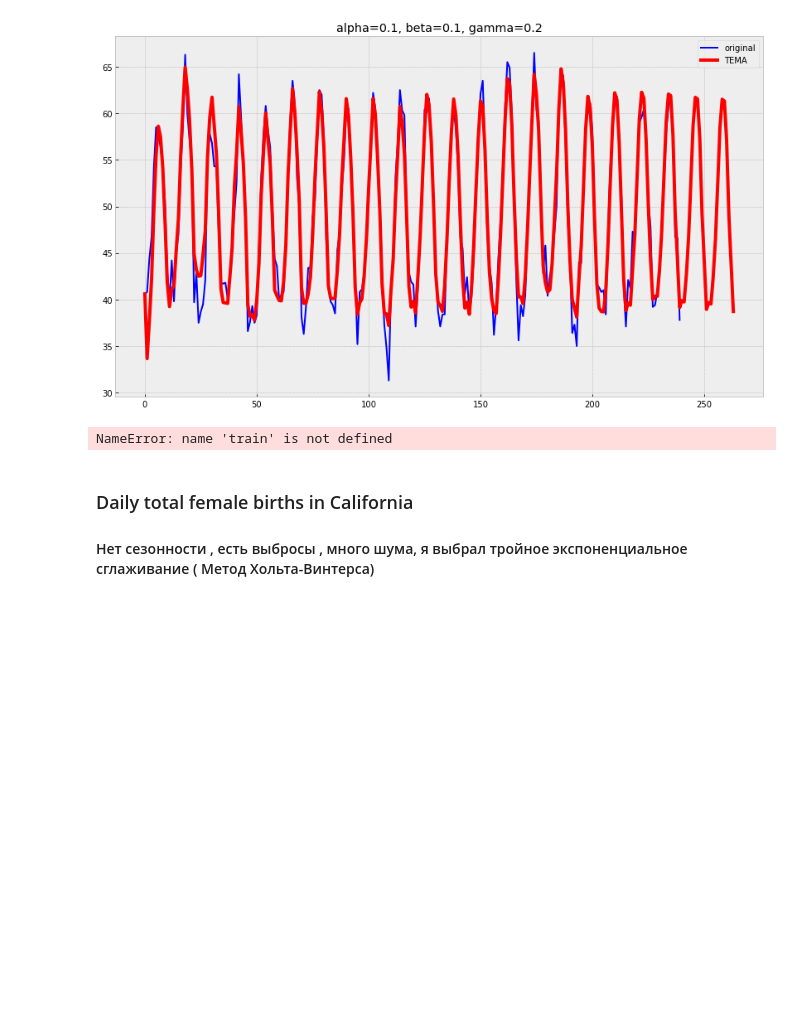
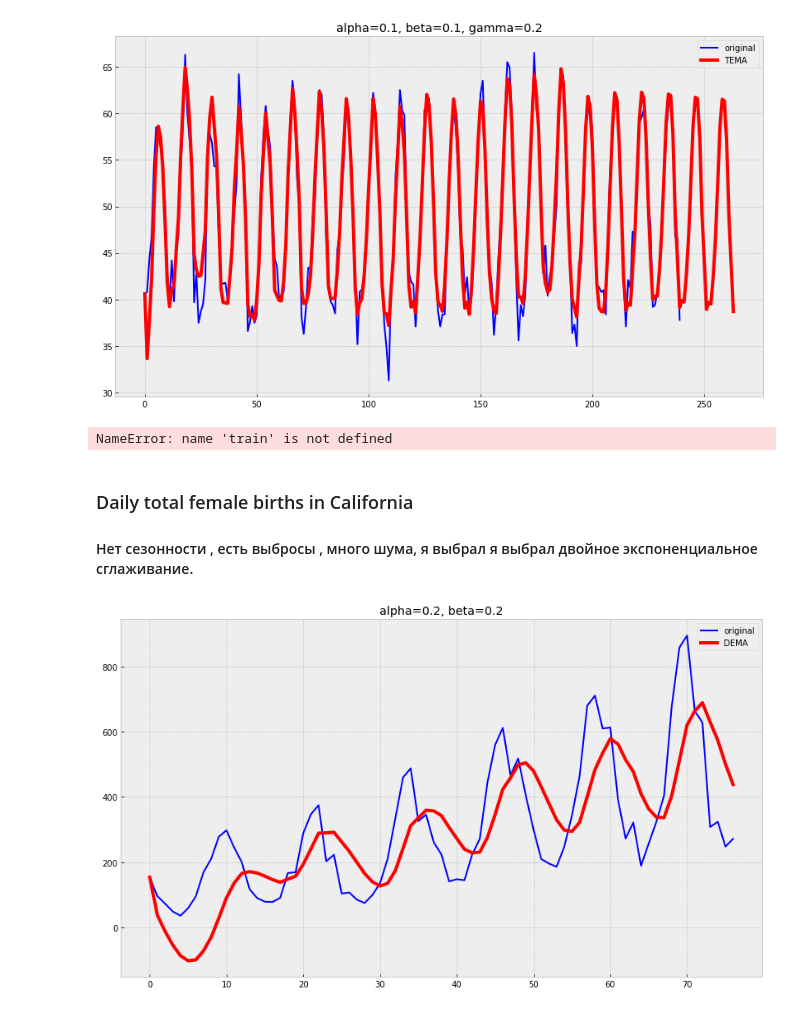
Before and after one commit to doompro1/NetologyPython, a Jupyter notebook: Mashine learning/Элементарные методы анализа временных рядов/Дз 2 .ipynb, the cells around one changed output. Cells and saved outputs as stored; diff of their text form; code cells hidden in the pictures; blank space fills up the shorter version.

```diff
--- a/Mashine learning/Элементарные методы анализа временных рядов/Дз 2 .ipynb
+++ b/Mashine learning/Элементарные методы анализа временных рядов/Дз 2 .ipynb
@@ -148,4 +148,27 @@ opt = minimize(mse_cross_val, x0=[0,0,0], method="Nelder-Mead", bounds = ((0, 1)
 NameError: name 'train' is not defined
 # %% [markdown]
 ### Daily total female births in California
-#### Нет сезонности , есть выбросы , много шума, я выбрал тройное экспоненциальное сглаживание ( Метод Хольта-Винтерса)
+#### Нет сезонности , есть выбросы , много шума, я выбрал я выбрал двойное экспоненциальное сглаживание.
+# %%
+def double_ema(series, alpha, beta):
+    result = [series[0]]
+    level, trend = series[0], series[1] - series[0]
+    for n in range(1, len(series)):
+        value = series[n]
+        last_level, level = level, alpha*value + (1-alpha)*(level+trend)
+        trend = beta*(level-last_level) + (1-beta)*trend
+        result.append(level+trend)
+    return pd.Series(result)
+# %%
+def plot_dema(alpha, beta):
+    dema = double_ema(sales_of_company_x["Count"], alpha, beta)
+    with plt.style.context('bmh'):
+        plt.figure(figsize=(14, 8))
+        plt.plot(sales_of_company_x["Count"], color='blue',label='original')
+        plt.plot(dema, color='red', linewidth='4', label='DEMA')
+        plt.title("alpha={}, beta={}".format(alpha, beta))
+        plt.legend()
+# %%
+plot_dema(0.2, 0.2)
+# %% [output]
+[figure, added]
```
Also changed, not shown: parts of 1 cell of this notebook.
